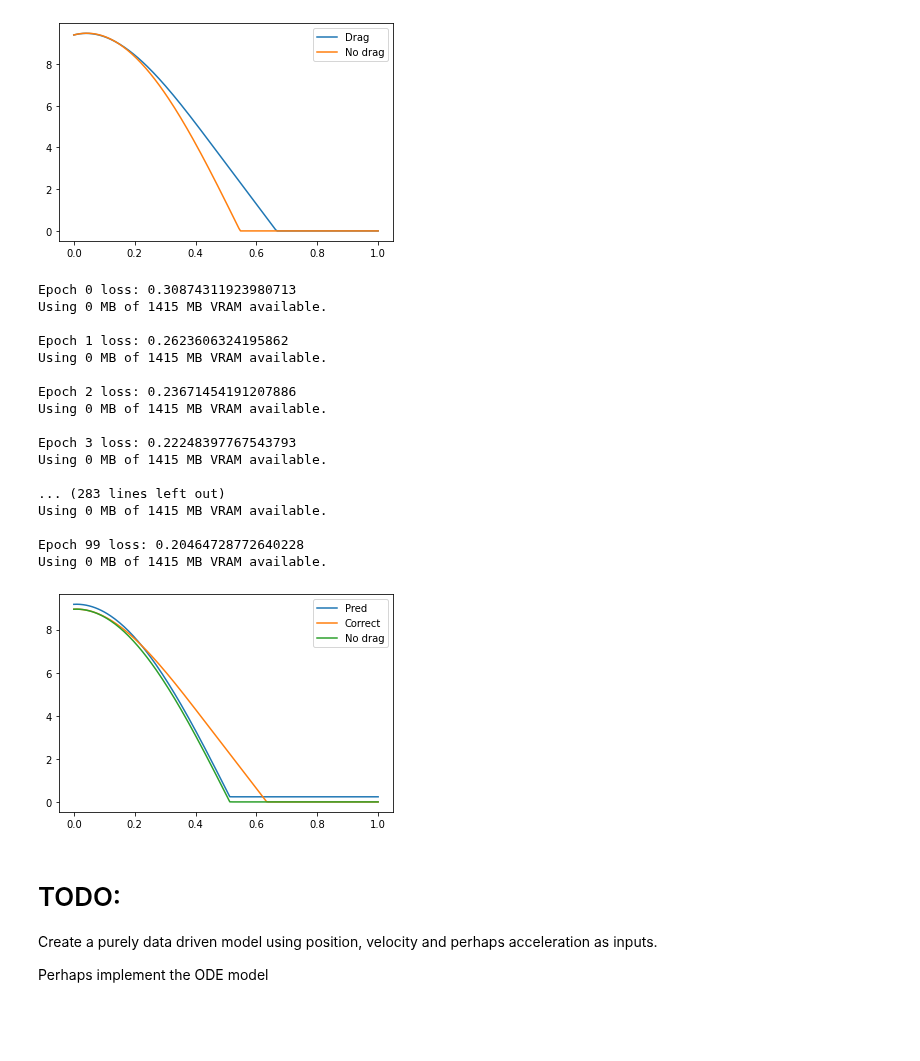
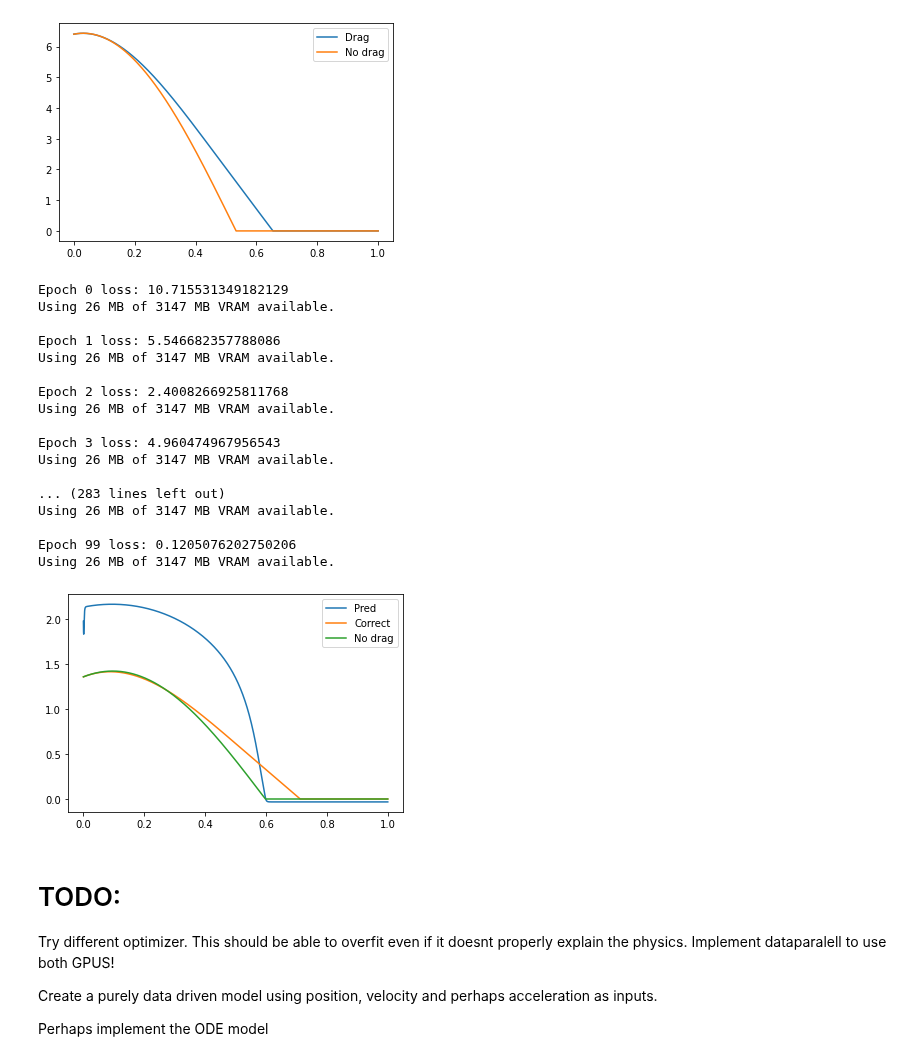
Before and after one commit to bernharl/Master-Thesis, a Jupyter notebook: testing_code/falling_mass/falling_mass.ipynb, the cells around one changed output. Saved outputs shown, nothing was run; the diff lists cells and outputs as text; code cells hidden in the pictures; blank space fills up the shorter version.

Commit message:
Training seems to be improved. Should be able to achieve overfit

```diff
--- a/testing_code/falling_mass/falling_mass.ipynb
+++ b/testing_code/falling_mass/falling_mass.ipynb
@@ -87,7 +87,7 @@ class ODEData:  # torch.utils.data.Dataset):
 data = ODEData(mu=2)
 batch_size = 100
 t = 1
-dt = 5e-3
+dt = 5e-4
 v0 = np.random.uniform(0, 5, size=batch_size)
 y0 = np.random.uniform(0, 10, size=batch_size)
 data.solve(v0, y0, t, dt)
@@ -96,7 +96,7 @@ plt.plot(data.t, data.y_no_drag[:, 0], label="No drag")
 plt.legend()
 plt.show()
 # %% [output]
-[figure, old version]
+[figure, new version]
 # %%
 class HybridLSTM(nn.Module):
     def __init__(self, nodes=10, layers=1, dropout=0):
@@ -108,5 +108,5 @@ class HybridLSTM(nn.Module):
 
     def forward(self, y):
         output, (h_n, c_n) = self.lstm(y)
-        return self.output_layer(h_n[-1])
+        return self.output_layer(output)
 # %%
@@ -145,49 +135,48 @@ def train(net, data, epochs=10, lr=0.1):
     del loss
     del optimizer
 # %%
-net = HybridLSTM(nodes=10, layers=3).to(device)
-train(net, data, epochs=100, lr=0.1)
+net = HybridLSTM(nodes=51, layers=1).to(device)
+train(net, data, epochs=100, lr=0.1, mom=0.8)
 # %% [output]
-Epoch 0 loss: 0.30874311923980713
-Using 0 MB of 1415 MB VRAM available.
+Epoch 0 loss: 10.715531349182129
+Using 26 MB of 3147 MB VRAM available.
 
-Epoch 1 loss: 0.2623606324195862
-Using 0 MB of 1415 MB VRAM available.
+Epoch 1 loss: 5.546682357788086
+Using 26 MB of 3147 MB VRAM available.
 
-Epoch 2 loss: 0.23671454191207886
-Using 0 MB of 1415 MB VRAM available.
+Epoch 2 loss: 2.4008266925811768
+Using 26 MB of 3147 MB VRAM available.
 
-Epoch 3 loss: 0.22248397767543793
-Using 0 MB of 1415 MB VRAM available.
+Epoch 3 loss: 4.960474967956543
+Using 26 MB of 3147 MB VRAM available.
 
 ... (283 lines left out)
-Using 0 MB of 1415 MB VRAM available.
+Using 26 MB of 3147 MB VRAM available.
 
-Epoch 99 loss: 0.20464728772640228
-Using 0 MB of 1415 MB VRAM available.
+Epoch 99 loss: 0.1205076202750206
+Using 26 MB of 3147 MB VRAM available.
 # %%
 def predict(net, y_no_drag):
     with torch.no_grad():
-        y = torch.zeros_like(y_no_drag)
-        y[:] = y_no_drag[:]
-        for i in range(y_no_drag.size(0)):
-            correction = net.forward(y_no_drag[: i + 1])
-            y[i] += correction
-    return y
+        y_pred = net.forward(y_no_drag)
+    return y_pred
 # %%
 y_no_drag = torch.from_numpy(data.y_no_drag[:, :, np.newaxis]).to(device).float()
 y_pred = predict(net, y_no_drag).cpu()
 # %%
-batch_plot = 6
+batch_plot = np.random.randint(batch_size)
 plt.plot(data.t, y_pred[:, batch_plot, 0], label="Pred")
 plt.plot(data.t, data.y[:, batch_plot], label="Correct")
 plt.plot(data.t, data.y_no_drag[:, batch_plot], label="No drag")
 plt.legend()
 plt.show()
 # %% [output]
-[figure, old version]
+[figure, new version]
 # %% [markdown]
 # TODO:
+
+Try different optimizer. This should be able to overfit even if it doesnt properly explain the physics.
+Implement dataparalell to use both GPUS!
 
 Create a purely data driven model using position, velocity and perhaps acceleration as inputs.
 
```
Also changed, not shown: parts of 1 cell of this notebook.
